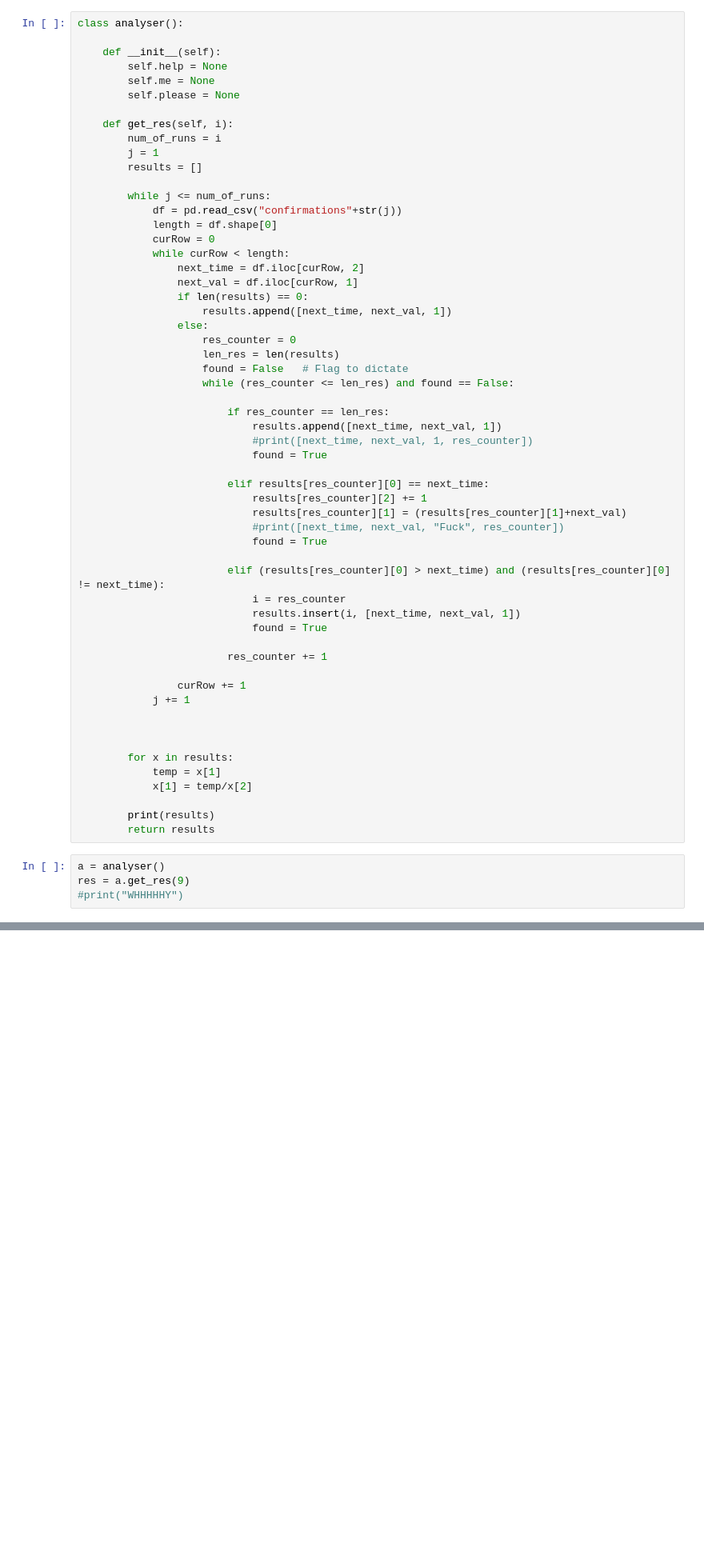
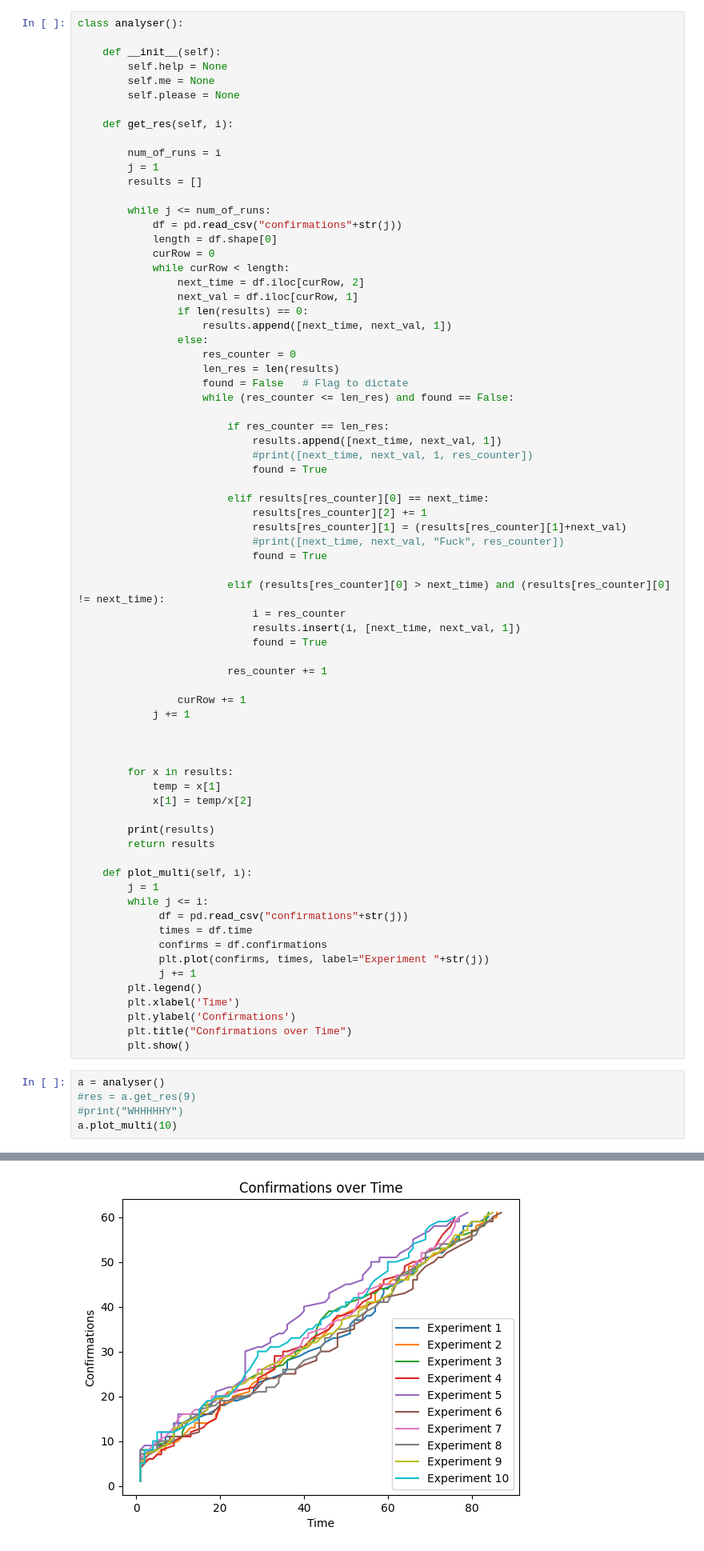
Before and after one commit to ctimms13/TangleSimulatorUpgraded, a Jupyter notebook: test zone.ipynb, the cells around one changed output, grey strips where cells are left out. Shown: that part at 80% size. Drawn from its saved outputs; the diff is of its cells as text; blank space fills up the shorter version.

```diff
--- a/test zone.ipynb
+++ b/test zone.ipynb
@@ -17,6 +17,7 @@ class analyser():
         self.please = None
 
     def get_res(self, i):
+
         num_of_runs = i
         j = 1
         results = []
@@ -65,8 +66,23 @@ class analyser():
 
         print(results)
         return results
+
+    def plot_multi(self, i):
+        j = 1
+        while j <= i:
+             df = pd.read_csv("confirmations"+str(j))
+             times = df.time
+             confirms = df.confirmations
+             plt.plot(confirms, times, label="Experiment "+str(j))
+             j += 1
+        plt.legend()
+        plt.xlabel('Time')
+        plt.ylabel('Confirmations')
+        plt.title("Confirmations over Time")
+        plt.show()
 # %%
 a = analyser()
-res = a.get_res(9)
+#res = a.get_res(9)
 #print("WHHHHHY")
+a.plot_multi(10)
 # %% [output]
@@ -73,0 +89 @@ res = a.get_res(9)
+[figure, added]
```
Also changed, not shown: parts of 1 cell of this notebook, 22 other files.
